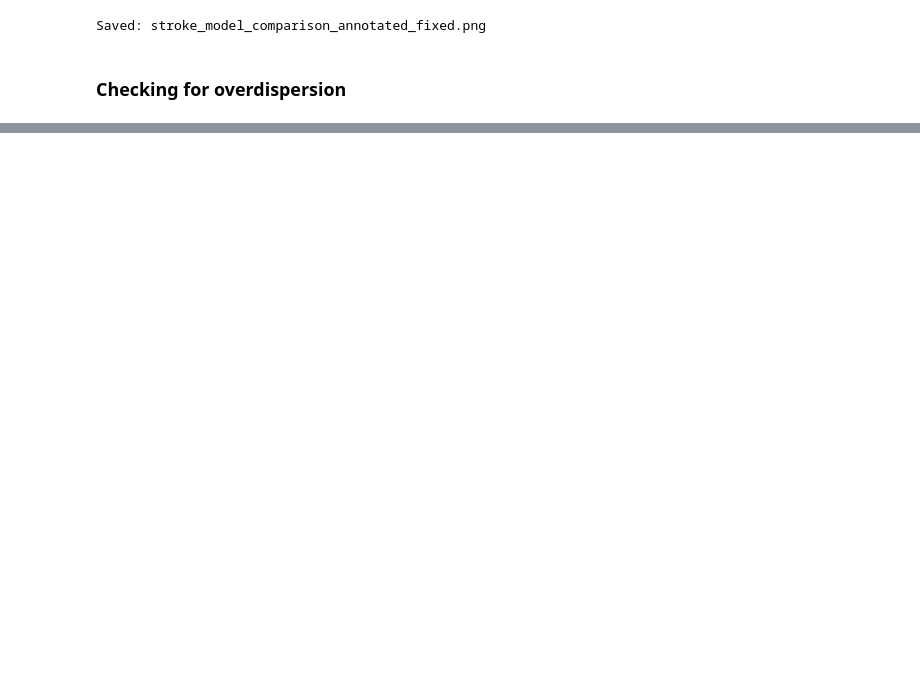
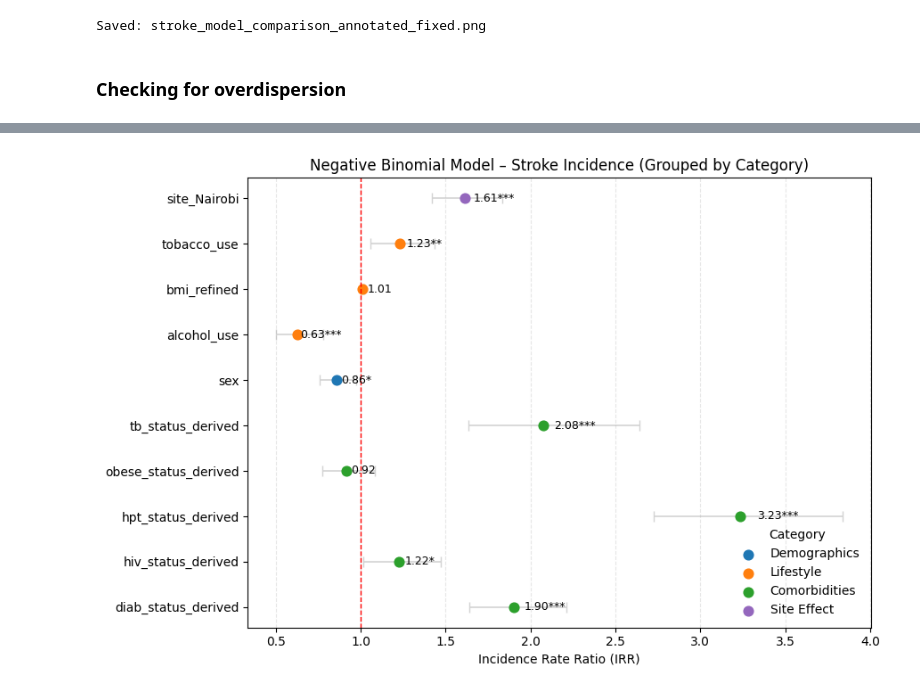
Before and after one commit to dmainagithub/stroke-work, a Jupyter notebook: notebooks/stroke_poisson_model.ipynb, the cells around one changed output, grey strips where cells are left out. Drawn from its saved outputs; the diff is of its cells as text; code cells hidden in the pictures; blank space fills up the shorter version.

```diff
--- a/notebooks/stroke_poisson_model.ipynb
+++ b/notebooks/stroke_poisson_model.ipynb
@@ -502,0 +579,81 @@ Dispersion parameter: 0.1675638431667483
+# %%
+import matplotlib.pyplot as plt
+import numpy as np
+
+# Work with Negative Binomial model as best fit
+plot_df = results_nb[results_nb["Variable"] != "const"].copy()
+
+# Define conceptual categories
+category_map = {
+    'sex': 'Demographics',
+    'alcohol_use': 'Lifestyle',
+    'tobacco_use': 'Lifestyle',
+    'bmi_refined': 'Lifestyle',
+    'obese_status_derived': 'Comorbidities',
+    'hpt_status_derived': 'Comorbidities',
+    'diab_status_derived': 'Comorbidities',
+    'hiv_status_derived': 'Comorbidities',
+    'tb_status_derived': 'Comorbidities',
+    'site_Nairobi': 'Site Effect'
+}
+
+plot_df['Category'] = plot_df['Variable'].map(category_map)
+
+# Assign distinct colors per category
+category_colors = {
+    'Demographics': '#1f77b4',    # blue
+    'Lifestyle': '#ff7f0e',       # orange
+    'Comorbidities': '#2ca02c',   # green
+    'Site Effect': '#9467bd'      # purple
+}
+
+plot_df['Color'] = plot_df['Category'].map(category_colors)
+
+# Sort by category for grouped plotting
+plot_df = plot_df.sort_values(by=['Category', 'Variable'], ascending=[True, True])
+
+# Plot
+plt.figure(figsize=(9, 6))
+
+plt.errorbar(
+    x=plot_df["IRR"],
+    y=np.arange(len(plot_df)),
+    xerr=[plot_df["IRR"] - plot_df["IRR_CI_lower"],
+          plot_df["IRR_CI_upper"] - plot_df["IRR"]],
+    fmt='o',
+    capsize=4,
+    color='gray',
+    ecolor='lightgray',
+    elinewidth=1.2,
+    zorder=1
+)
+
+# Scatter points with category colors
+for i, row in plot_df.iterrows():
+    plt.scatter(row["IRR"], np.where(plot_df.index == i)[0][0],
+                color=row["Color"], s=60, zorder=2)
+    plt.text(row["IRR"] * 1.03, np.where(plot_df.index == i)[0][0],
+             f'{row["IRR"]:.2f}{row.get("sig","")}',
+             va='center', fontsize=9, color='black')
+
+# Axis labels and aesthetics
+plt.axvline(1, color='red', linestyle='--', linewidth=1)
+plt.yticks(np.arange(len(plot_df)), plot_df["Variable"])
+plt.xlabel("Incidence Rate Ratio (IRR)")
+plt.ylabel("")
+plt.title("Negative Binomial Model – Stroke Incidence (Grouped by Category)")
+
+# Create custom legend by category
+for cat, color in category_colors.items():
+    plt.scatter([], [], color=color, label=cat, s=60)
+plt.legend(title="Category", loc='lower right', frameon=False)
+
+plt.tight_layout()
+plt.grid(axis='x', linestyle='--', alpha=0.3)
+
+plt.savefig('D:/APHRC/GoogleDrive_ii/stata_do_files/madiva/stroke_work/visualization/stroke_model_nb_grouped.png', dpi=300)
+plt.show()
+
+print("✅ Saved: stroke_model_nb_grouped.png")
+# %% [output]
+[figure, added]
```
Also changed, not shown: parts of 16 cells of this notebook, 4 other files.
